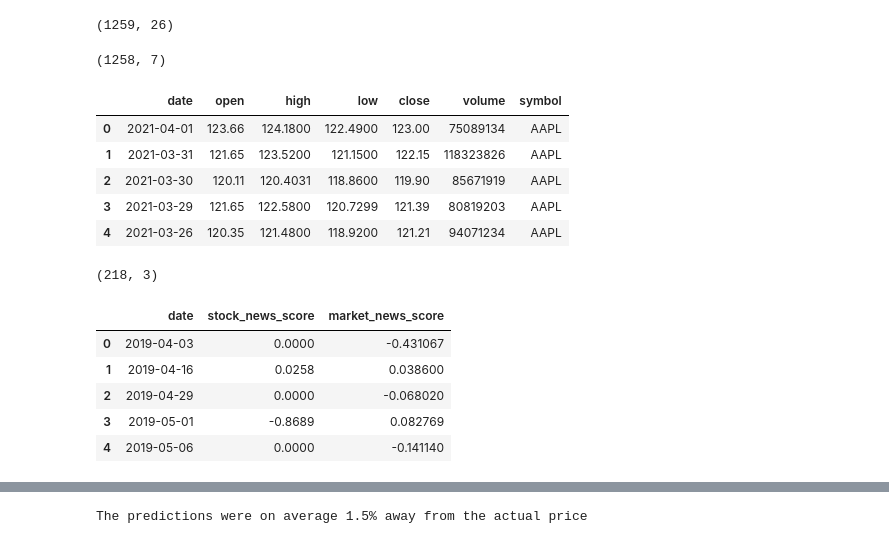
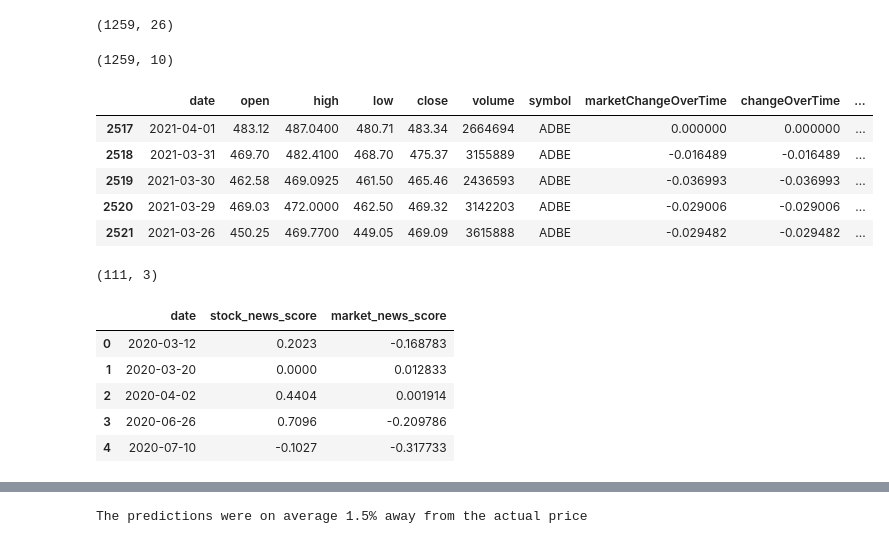
Before and after one commit to Yu821/stock_price_prediction, a Jupyter notebook: models/LSTM_Model.ipynb, the cells around one changed output, grey strips where cells are left out. Drawn from its saved outputs; the diff is of its cells as text; code cells hidden in the pictures.

```diff
--- a/models/LSTM_Model.ipynb
+++ b/models/LSTM_Model.ipynb
@@ -49,33 +49,34 @@ print(financial[financial['symbol'] == 'FB'].shape)
 (1259, 26)
 # %%
 finance = financial[['date',
-                     "open", "high", "low", "close", "volume", 'symbol']]
+                     "open", "high", "low", "close", "volume", 'symbol',
+                     "marketChangeOverTime", 'changeOverTime', "changePercent"]]
 
-finance = finance[finance['symbol'] == "AAPL"]
+finance = finance[finance['symbol'] == "ADBE"]
 
 
 finance['date'] = pd.DatetimeIndex(finance['date'])
 
 finance['date'] = finance['date'].dt.strftime('%Y-%m-%d')
 
 #finance = finance.loc[(finance['date'] >= '2020-04-01')
  #                    & (finance['date'] <= '2021-04-01')]
 
 
 print(finance.shape)
 finance.head()
 # %% [output]
-(1258, 7)
+(1259, 10)
-|  | date | open | high | low | close | volume | symbol |
-| 0 | 2021-04-01 | 123.66 | 124.1800 | 122.4900 | 123.00 | 75089134 | AAPL |
-| 1 | 2021-03-31 | 121.65 | 123.5200 | 121.1500 | 122.15 | 118323826 | AAPL |
-| 2 | 2021-03-30 | 120.11 | 120.4031 | 118.8600 | 119.90 | 85671919 | AAPL |
-| 3 | 2021-03-29 | 121.65 | 122.5800 | 120.7299 | 121.39 | 80819203 | AAPL |
-| 4 | 2021-03-26 | 120.35 | 121.4800 | 118.9200 | 121.21 | 94071234 | AAPL |
+|  | date | open | high | low | close | volume | symbol | marketChangeOverTime | changeOverTime | ... |
+| 2517 | 2021-04-01 | 483.12 | 487.0400 | 480.71 | 483.34 | 2664694 | ADBE | 0.000000 | 0.000000 | ... |
+| 2518 | 2021-03-31 | 469.70 | 482.4100 | 468.70 | 475.37 | 3155889 | ADBE | -0.016489 | -0.016489 | ... |
+| 2519 | 2021-03-30 | 462.58 | 469.0925 | 461.50 | 465.46 | 2436593 | ADBE | -0.036993 | -0.036993 | ... |
+| 2520 | 2021-03-29 | 469.03 | 472.0000 | 462.50 | 469.32 | 3142203 | ADBE | -0.029006 | -0.029006 | ... |
+| 2521 | 2021-03-26 | 450.25 | 469.7700 | 449.05 | 469.09 | 3615888 | ADBE | -0.029482 | -0.029482 | ... |
 # %%
 stock_news = pd.read_csv (r'C:\Users\imaia\Desktop\Stats170A\Capstone\stock_news_data.csv')
 
-stock_news = stock_news[stock_news['ticker'] == "AAPL"]
+stock_news = stock_news[stock_news['ticker'] == "ADBE"]
 
 stock_news = stock_news.groupby('date').agg({'score' : 'mean'}).reset_index()
 
@@ -90,13 +91,13 @@ news_scores.columns = ["date", "stock_news_score", "market_news_score"]
 print(news_scores.shape)
 news_scores.head()
 # %% [output]
-(218, 3)
+(111, 3)
 |  | date | stock_news_score | market_news_score |
-| 0 | 2019-04-03 | 0.0000 | -0.431067 |
-| 1 | 2019-04-16 | 0.0258 | 0.038600 |
-| 2 | 2019-04-29 | 0.0000 | -0.068020 |
-| 3 | 2019-05-01 | -0.8689 | 0.082769 |
-| 4 | 2019-05-06 | 0.0000 | -0.141140 |
+| 0 | 2020-03-12 | 0.2023 | -0.168783 |
+| 1 | 2020-03-20 | 0.0000 | 0.012833 |
+| 2 | 2020-04-02 | 0.4404 | 0.001914 |
+| 3 | 2020-06-26 | 0.7096 | -0.209786 |
+| 4 | 2020-07-10 | -0.1027 | -0.317733 |
 # %%
 finance = finance.merge(news_scores, on = 'date', how = 'left')
 finance = finance.fillna(0)
```
Also changed, not shown: parts of 18 cells of this notebook.
